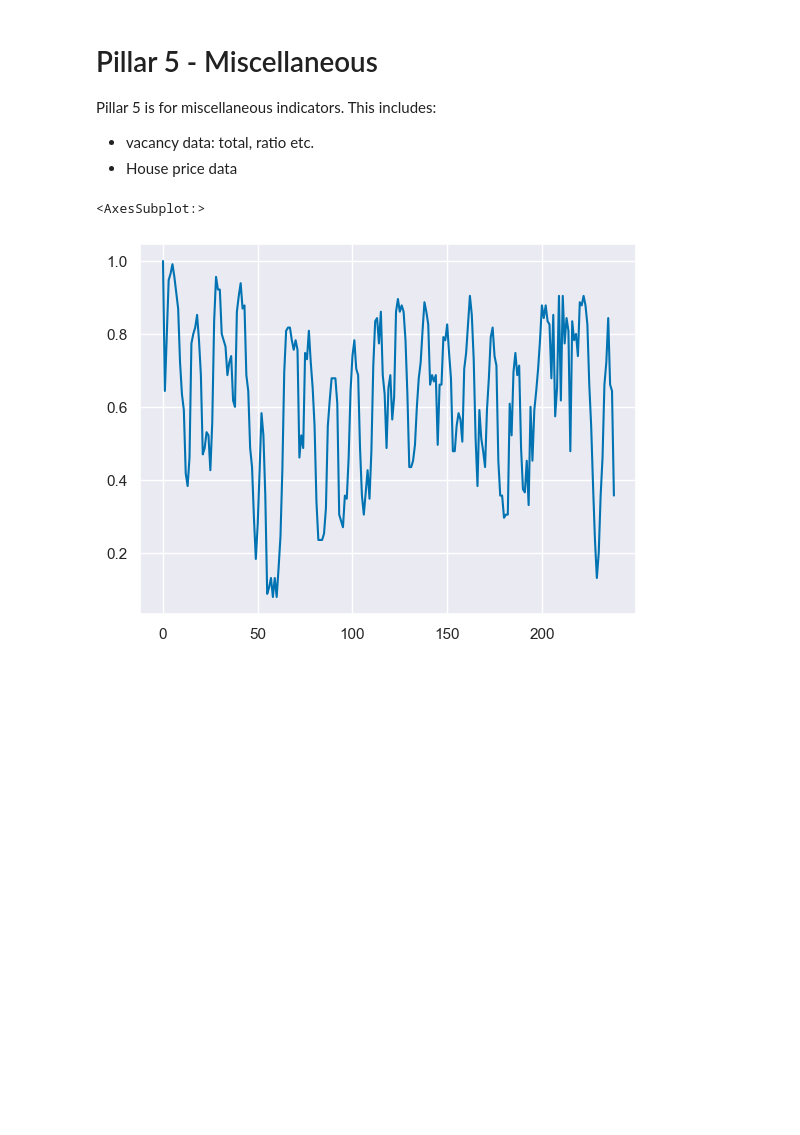
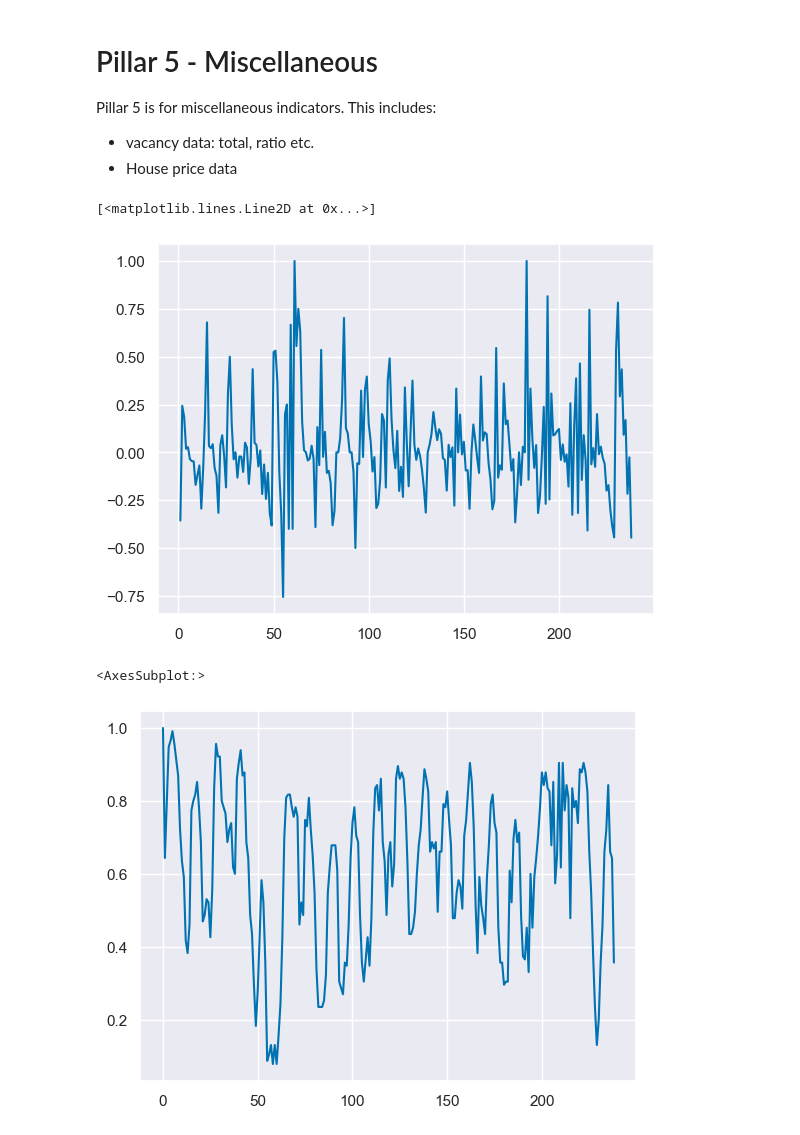
Before and after one commit to aycannon/diss, a Jupyter notebook: Pillar 5/p5-misc.ipynb, the cells around one changed output. Cells and saved outputs as stored; diff of their text form; code cells hidden in the pictures; blank space fills up the shorter version.

```diff
--- a/Pillar 5/p5-misc.ipynb
+++ b/Pillar 5/p5-misc.ipynb
@@ -28,7 +28,14 @@ pdummy = df_hp.filter(regex = "Ip$")
 # %%
 pdummy.head()
 
 diff_index = pdummy.mean(axis = 1)
+
+pct_diff = diff_index.pct_change()
+
+plt.plot(pct_diff)
+# %% [output]
+[<matplotlib.lines.Line2D at 0x...>]
+[figure, added]
 # %%
 type(diff_index)
 diff_index.plot.line(x = df_hp['period'])
```
Also changed, not shown: parts of 4 cells of this notebook, 1 other file.
